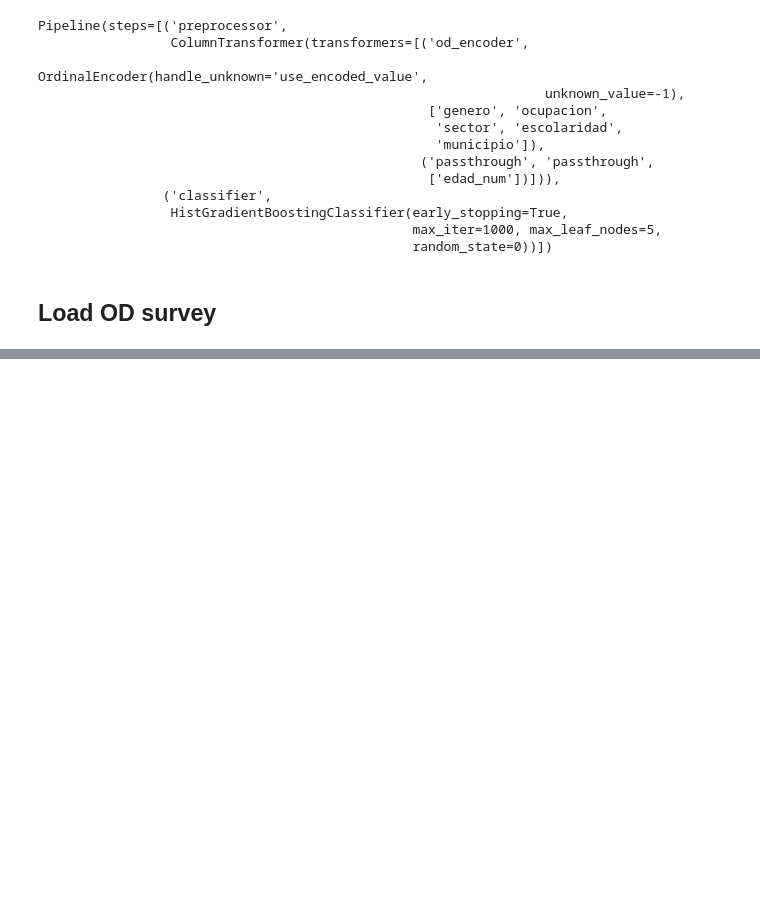
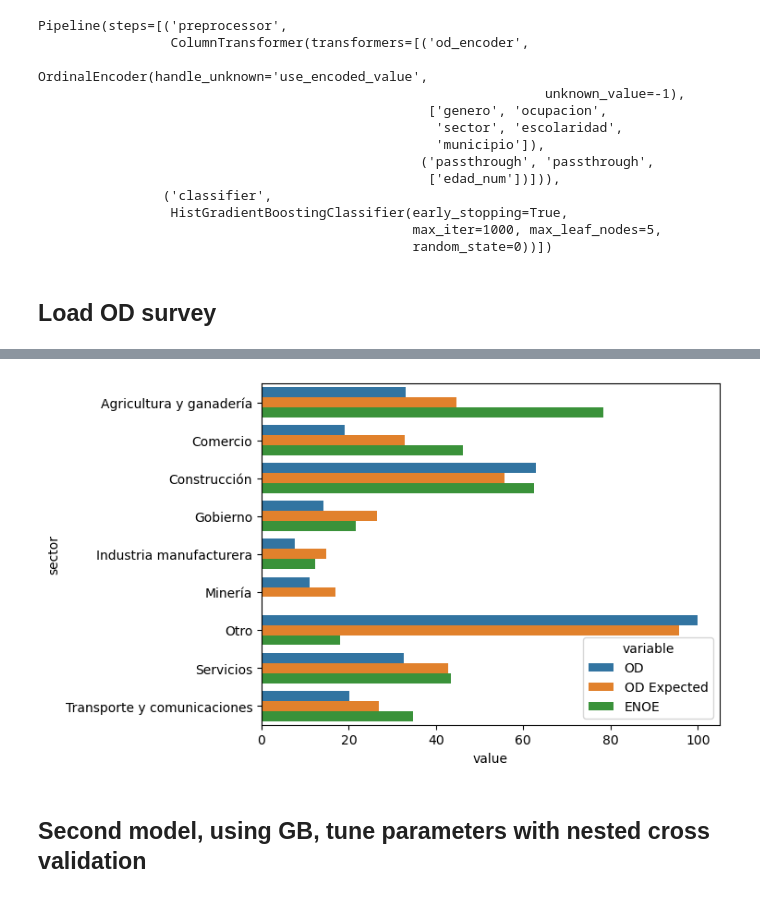
Before and after one commit to CentroFuturoCiudades/informal_jobs, a Jupyter notebook: notebook.ipynb, the cells around one changed output, grey strips where cells are left out. Saved outputs shown, nothing was run; the diff lists cells and outputs as text; code cells hidden in the pictures; blank space fills up the shorter version.

```diff
--- a/notebook.ipynb
+++ b/notebook.ipynb
@@ -220,0 +262,11 @@ od2
+# %%
+# Fraction of informal within each sector
+inf_within_sect = pd.concat(
+    [
+        (od_pred.groupby('sector').informal.agg(['sum', 'size']).pipe(lambda df: df['sum']/df['size']*100)).rename('OD'),
+        (od_pred.groupby('sector').informal_proba.agg(['sum', 'size']).pipe(lambda df: df['sum']/df['size']*100)).rename('OD Expected'),
+        (enoe.groupby('sector').informal.agg(['sum', 'size']).pipe(lambda df: df['sum']/df['size']*100)).rename('ENOE')
+    ],
+    axis=1
+)
+inf_within_sect
@@ -220,0 +285,6 @@ od2
+# %%
+sns.barplot(inf_within_sect.reset_index().melt(id_vars=['sector']), y='sector', x='value', hue='variable');
+# %% [output]
+[figure, added]
+# %% [markdown]
+## Second model, using GB, tune parameters with nested cross validation
```
Also changed, not shown: parts of 22 cells of this notebook, 1 other file.
